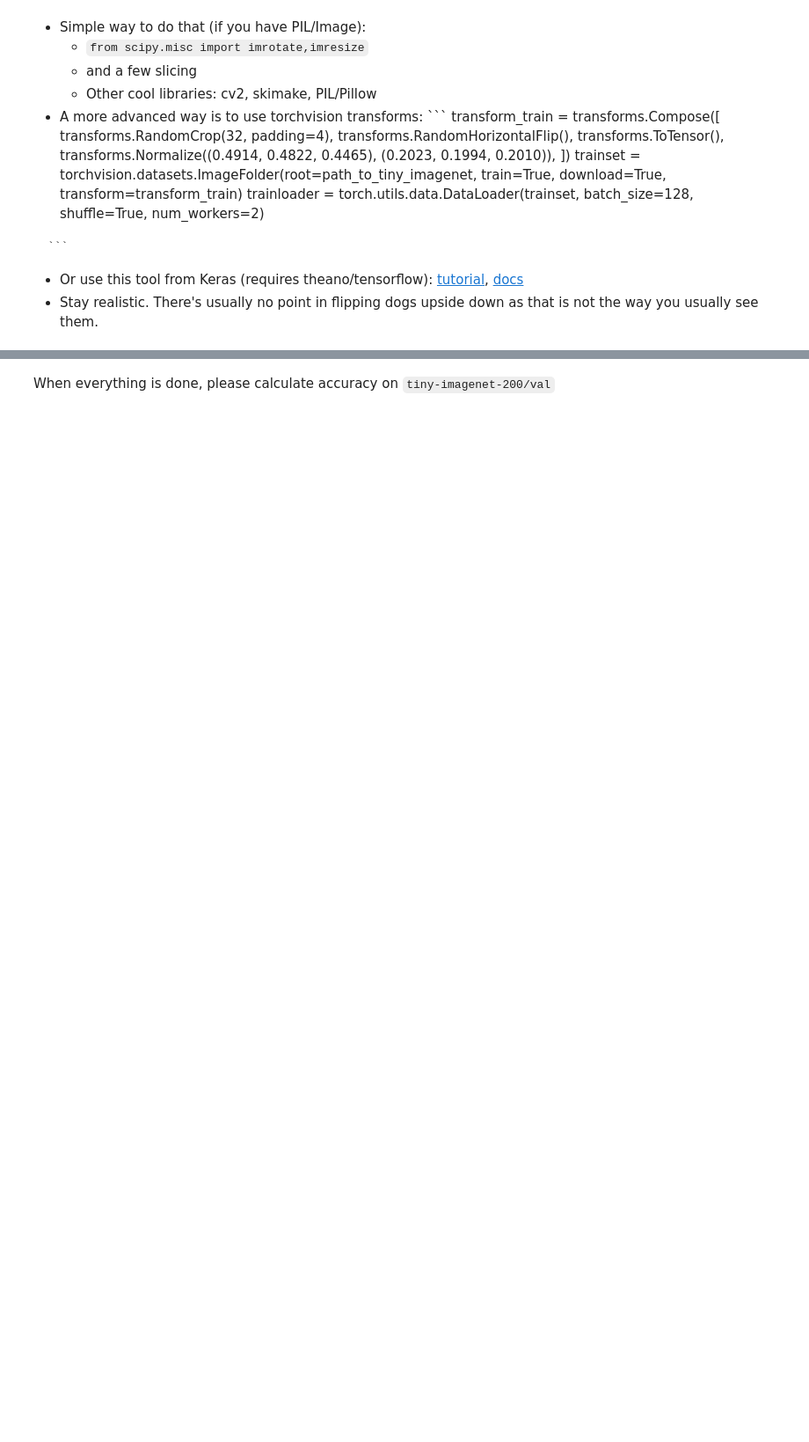
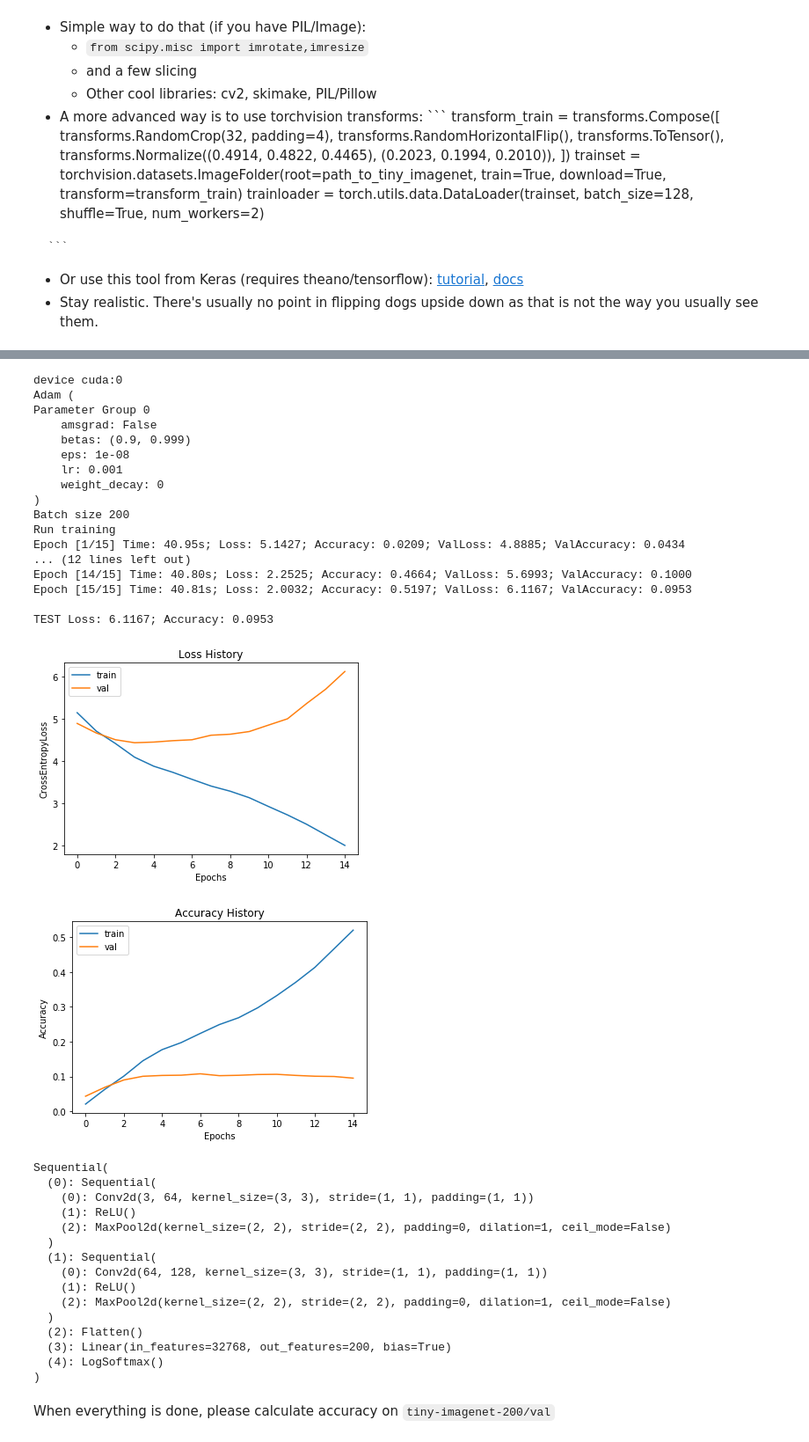
Before and after one commit to svl96/Practical_DL, a Jupyter notebook: homework02/homework_part2.ipynb, the cells around one changed output, grey strips where cells are left out. Shown: that part at 88% size. Cells and saved outputs as stored; diff of their text form; code cells hidden in the pictures; blank space fills up the shorter version.

```diff
--- a/homework02/homework_part2.ipynb
+++ b/homework02/homework_part2.ipynb
@@ -296,15 +272,26 @@ def get_dataloaders(batch_size=200, val_size=0.2):
     dataloaders = {
         'train': DataLoader(train_dataset, batch_size=batch_size, shuffle=True, num_workers=4),
         'val': DataLoader(val_dataset, batch_size=batch_size, shuffle=False, num_workers=4),
-        'test': DataLoader(val_dataset, batch_size=batch_size, shuffle=False),
+        'test': DataLoader(val_dataset, batch_size=batch_size, shuffle=False,  num_workers=4),
     }
 
     return dataloaders
+# %%
+import matplotlib.pyplot as plt
+
+def plot_hist(hist, title, ylabel):
+    plt.title(title)
+    plt.xlabel("Epochs")
+    plt.ylabel(ylabel)
+    plt.plot(hist['train'], label='train')
+    plt.plot(hist['val'], label='val')
+    plt.legend()
+    plt.show()
 # %%
-def run(epochs=10):
+def run(epochs=15):
     device = torch.device("cuda:0" if torch.cuda.is_available() else 'cpu')
     print("device %s" %device)
-    model = get_model_pretrained()
+    model = get_model()
     model = model.to(device)
 
     criterion = nn.CrossEntropyLoss()
@@ -314,9 +301,12 @@ def run(epochs=10):
     dataloaders = get_dataloaders()
 
     print('Run training')
-    train_model(model, dataloaders, criterion, optimizer, metric, device, epochs=epochs)
-    torch.save(model.state_dict(), 'model_pretrained.pth')
-
+    model, loss_hist, acc_hist = train_model(model, dataloaders, criterion, optimizer, metric, device, epochs=epochs)
+    torch.save(model.state_dict(), 'models/model_simple.pth')
     loss_test, acc_test = eval_model(model, dataloaders['test'], criterion, metric, device)
     print("\nTEST Loss: {:.4f}; Accuracy: {:.4f}\n".format(loss_test, acc_test))
-    return model
+
+    plot_hist(loss_hist, "Loss History", 'CrossEntropyLoss')
+    plot_hist(acc_hist, "Accuracy History", 'Accuracy')
+
+    return model, loss_test, acc_test
@@ -359,3 +313,41 @@ ResNet(
+# %%
+model, loss, acc = run(15)
+model
+# %% [output]
+device cuda:0
+Adam (
+Parameter Group 0
+    amsgrad: False
+    betas: (0.9, 0.999)
+    eps: 1e-08
+    lr: 0.001
+    weight_decay: 0
+)
+Batch size 200
+Run training
+Epoch [1/15] Time: 40.95s; Loss: 5.1427; Accuracy: 0.0209; ValLoss: 4.8885; ValAccuracy: 0.0434
+... (12 lines left out)
+Epoch [14/15] Time: 40.80s; Loss: 2.2525; Accuracy: 0.4664; ValLoss: 5.6993; ValAccuracy: 0.1000
+Epoch [15/15] Time: 40.81s; Loss: 2.0032; Accuracy: 0.5197; ValLoss: 6.1167; ValAccuracy: 0.0953
+
+TEST Loss: 6.1167; Accuracy: 0.0953
+[figure, added]
+[figure, added]
+Sequential(
+  (0): Sequential(
+    (0): Conv2d(3, 64, kernel_size=(3, 3), stride=(1, 1), padding=(1, 1))
+    (1): ReLU()
+    (2): MaxPool2d(kernel_size=(2, 2), stride=(2, 2), padding=0, dilation=1, ceil_mode=False)
+  )
+  (1): Sequential(
+    (0): Conv2d(64, 128, kernel_size=(3, 3), stride=(1, 1), padding=(1, 1))
+    (1): ReLU()
+    (2): MaxPool2d(kernel_size=(2, 2), stride=(2, 2), padding=0, dilation=1, ceil_mode=False)
+  )
+  (2): Flatten()
+  (3): Linear(in_features=32768, out_features=200, bias=True)
+  (4): LogSoftmax()
+)
 # %% [markdown]
 When everything is done, please calculate accuracy on `tiny-imagenet-200/val`
 # %%
```
Also changed, not shown: parts of 4 cells of this notebook, 3 other files.
